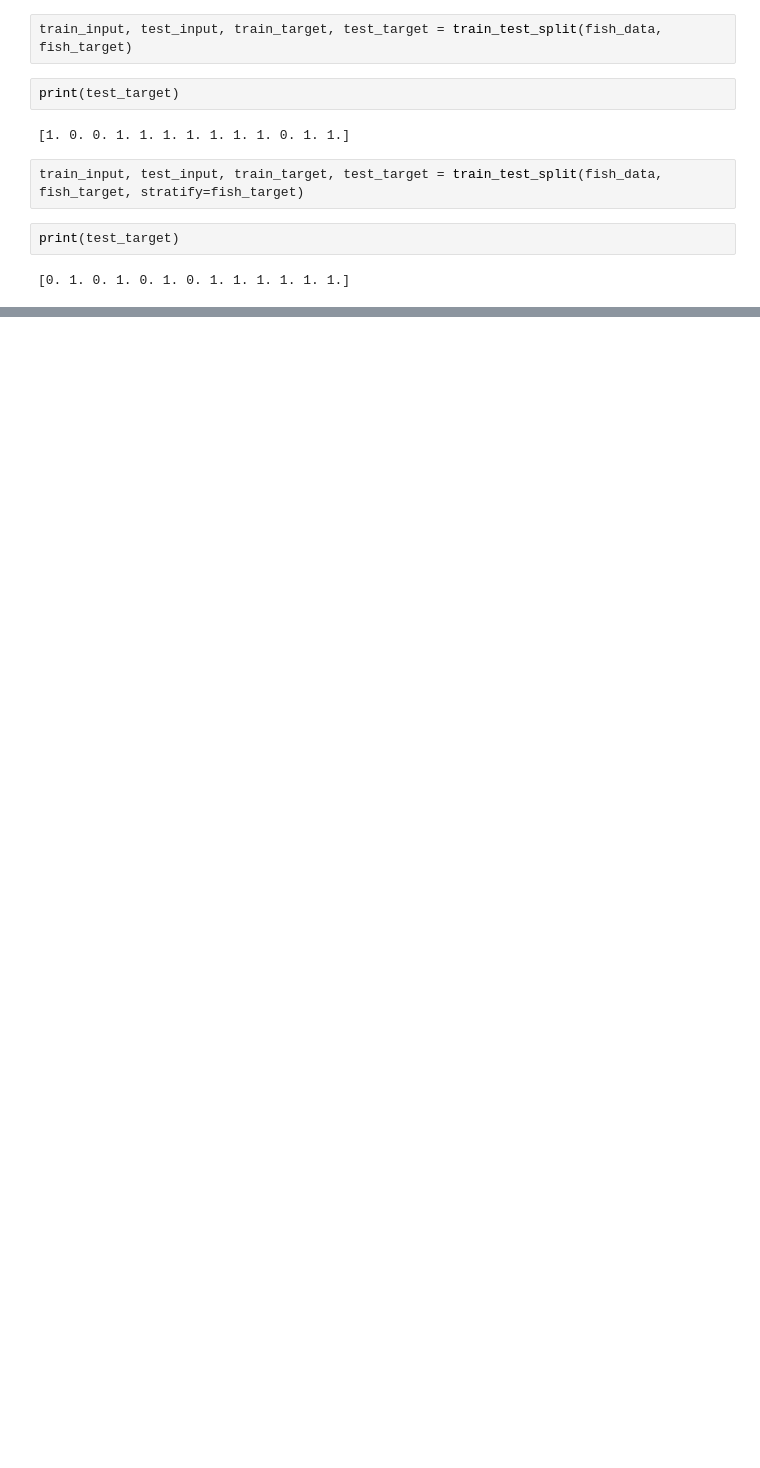
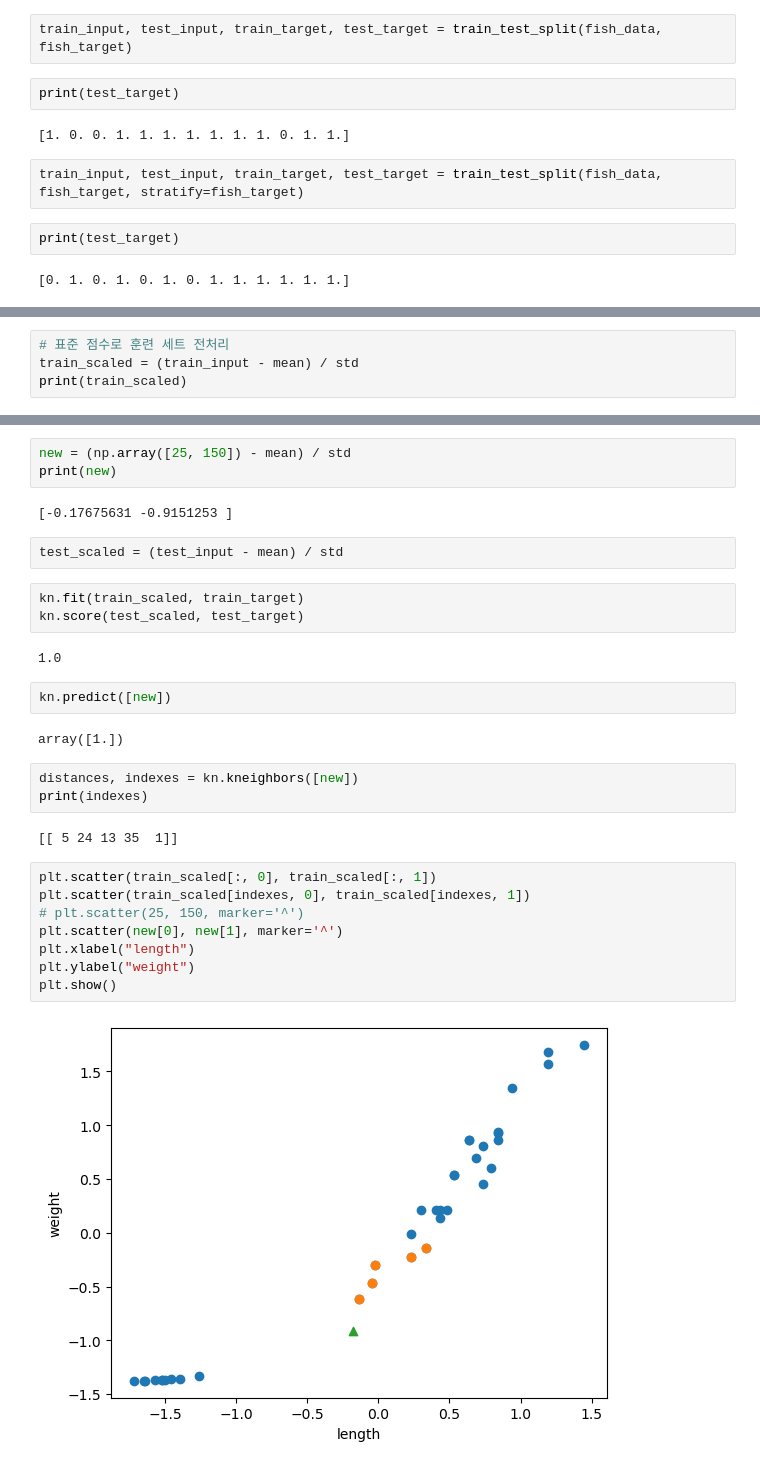
Before and after one commit to yonggyo1125/ai_pintech_1st, a Jupyter notebook: 9. 핀테크 머신러닝과 딥러닝 이해/day01/ex04.ipynb, the cells around one changed output, grey strips where cells are left out. Cells and saved outputs as stored; diff of their text form; blank space fills up the shorter version.

```diff
--- a/9. 핀테크 머신러닝과 딥러닝 이해/day01/ex04.ipynb
+++ b/9. 핀테크 머신러닝과 딥러닝 이해/day01/ex04.ipynb
@@ -34,0 +88,4 @@ print(test_target)
+# %%
+# 표준 점수로 훈련 세트 전처리
+train_scaled = (train_input - mean) / std
+print(train_scaled)
@@ -34,0 +110,31 @@ print(test_target)
+# %%
+new = (np.array([25, 150]) - mean) / std
+print(new)
+# %% [output]
+[-0.17675631 -0.9151253 ]
+# %%
+test_scaled = (test_input - mean) / std
+# %%
+kn.fit(train_scaled, train_target)
+kn.score(test_scaled, test_target)
+# %% [output]
+1.0
+# %%
+kn.predict([new])
+# %% [output]
+array([1.])
+# %%
+distances, indexes = kn.kneighbors([new])
+print(indexes)
+# %% [output]
+[[ 5 24 13 35  1]]
+# %%
+plt.scatter(train_scaled[:, 0], train_scaled[:, 1])
+plt.scatter(train_scaled[indexes, 0], train_scaled[indexes, 1])
+# plt.scatter(25, 150, marker='^')
+plt.scatter(new[0], new[1], marker='^')
+plt.xlabel("length")
+plt.ylabel("weight")
+plt.show()
+# %% [output]
+[figure, added]
```
Also changed, not shown: parts of 18 cells of this notebook.
